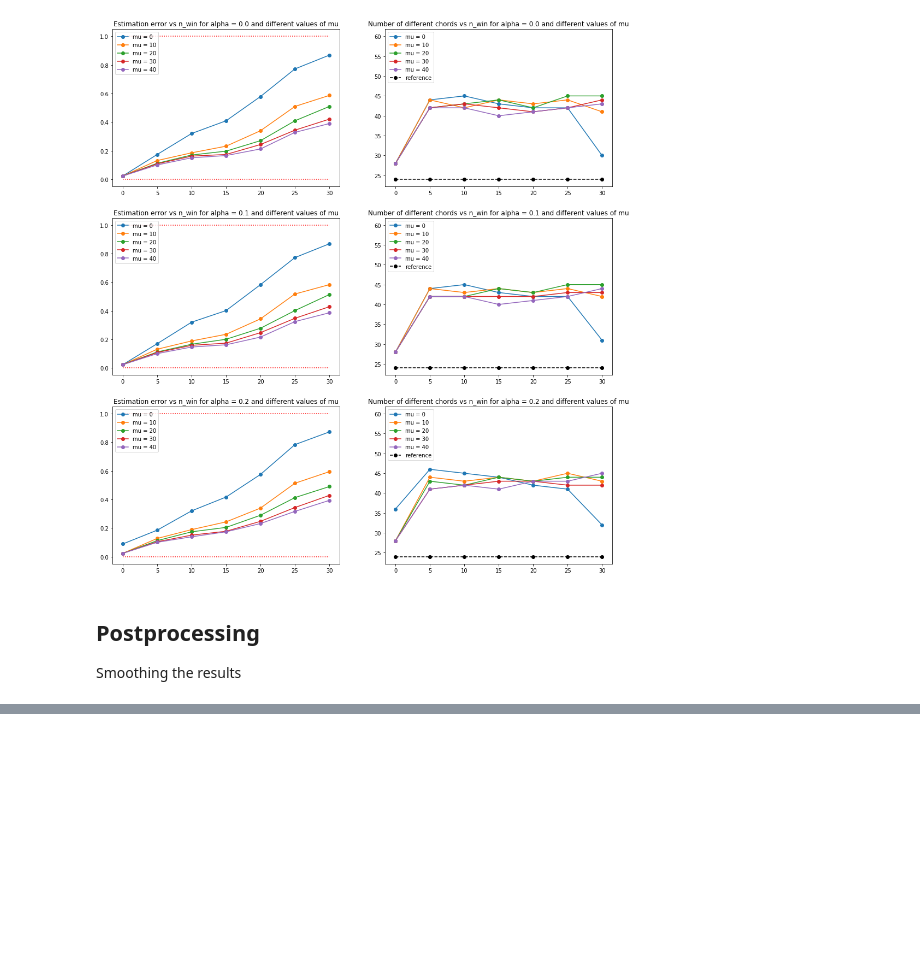
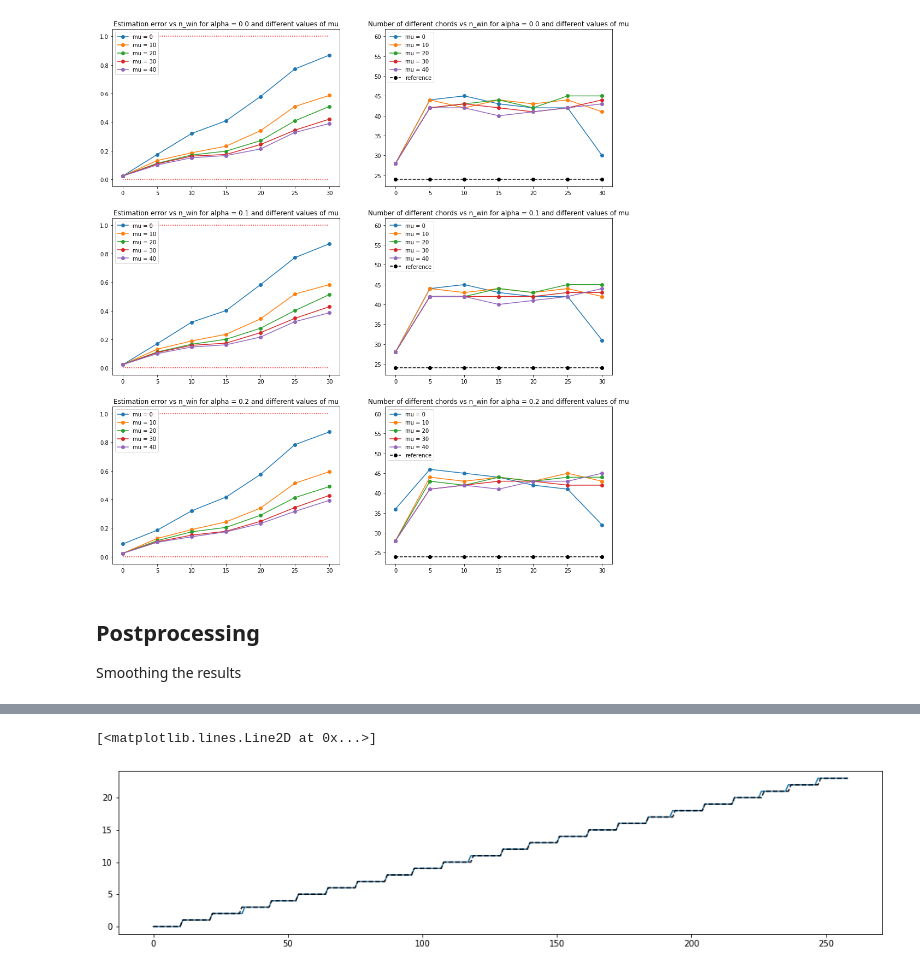
Before and after one commit to fmacca/template-chord-matching, a Jupyter notebook: Template_matching_tutorial.ipynb, the cells around one changed output, grey strips where cells are left out. Drawn from its saved outputs; the diff is of its cells as text; code cells hidden in the pictures; blank space fills up the shorter version.

```diff
--- a/Template_matching_tutorial.ipynb
+++ b/Template_matching_tutorial.ipynb
@@ -634,0 +717,8 @@ dspl.waveplot(music,sr)
+# %%
+chords,chords_labs=chroma_chords(0)
+plt.figure(figsize=(16.4, 3.6))
+plt.plot(estimate_chords(music_input="Chord Examples/Major_minor_triads_piano.wav",template_chords=chords,mu=40,n_win=10,post_smoothing=15))
+plt.plot(ref_annotations,'k--',label="reference")
+# %% [output]
+[<matplotlib.lines.Line2D at 0x...>]
+[figure, added]
```
Also changed, not shown: parts of 10 cells of this notebook.
